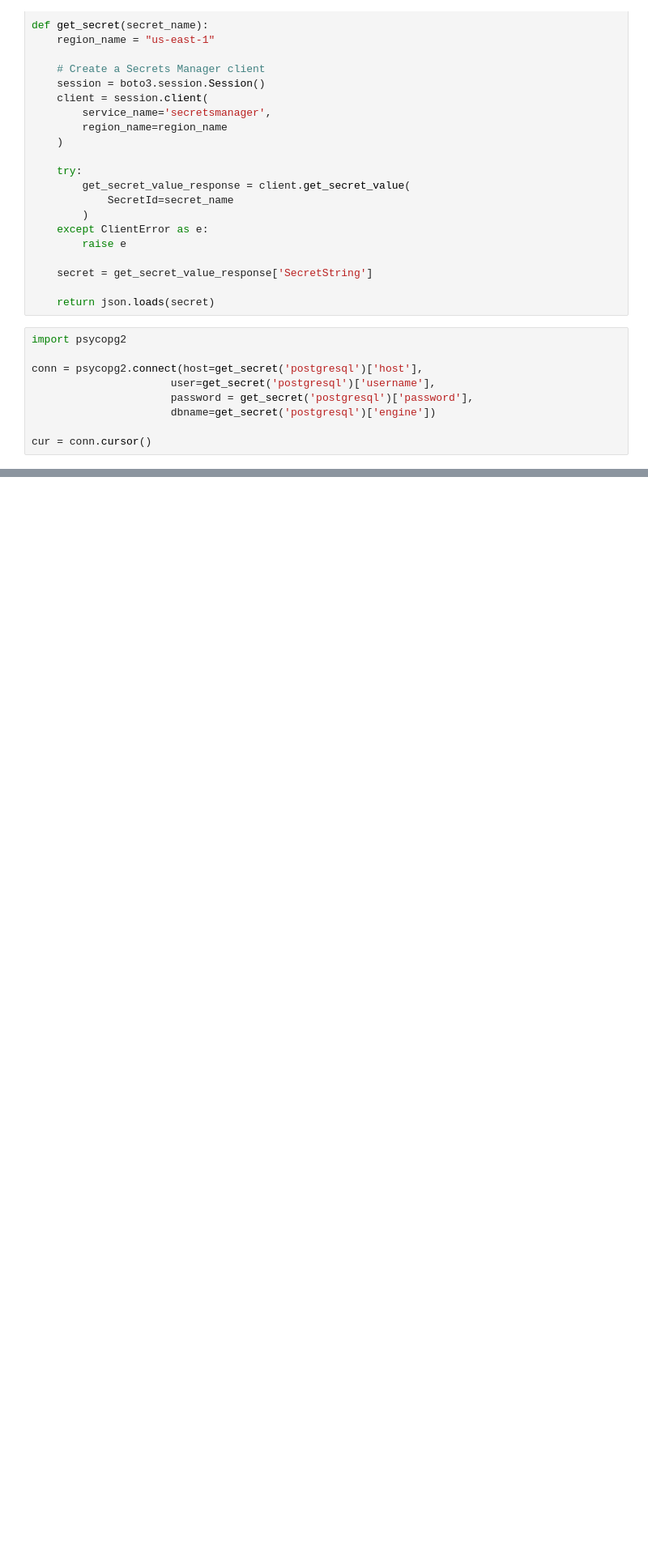
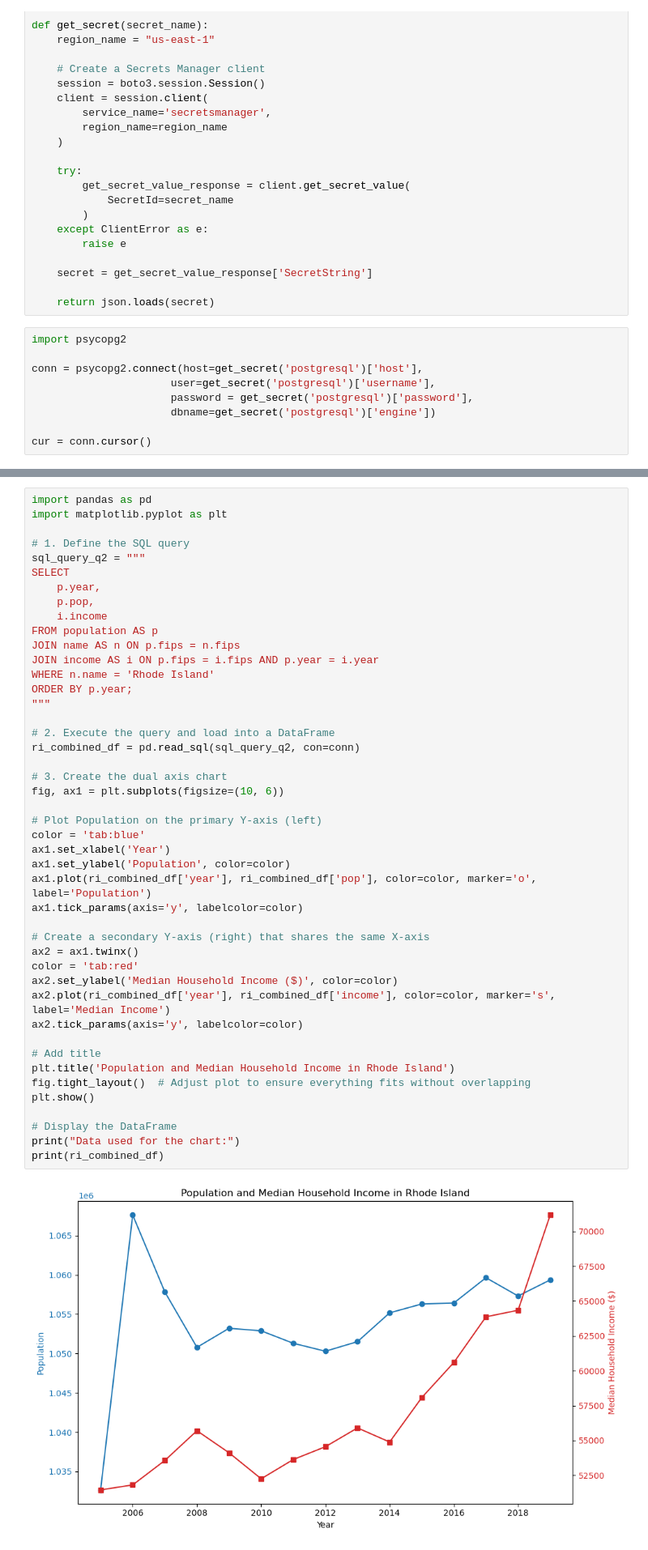
Before and after one commit to Connor1263/Lab-1, a Jupyter notebook: lab6.ipynb, the cells around one changed output, grey strips where cells are left out. Shown at 81% size. Cells and saved outputs as stored; diff of their text form; blank space fills up the shorter version.

```diff
--- a/lab6.ipynb
+++ b/lab6.ipynb
@@ -99,0 +100,47 @@ except Exception as error:
+# %%
+import pandas as pd
+import matplotlib.pyplot as plt
+
+# 1. Define the SQL query
+sql_query_q2 = """
+SELECT
+    p.year,
+    p.pop,
+    i.income
+FROM population AS p
+JOIN name AS n ON p.fips = n.fips
+JOIN income AS i ON p.fips = i.fips AND p.year = i.year
+WHERE n.name = 'Rhode Island'
+ORDER BY p.year;
+"""
+
+# 2. Execute the query and load into a DataFrame
+ri_combined_df = pd.read_sql(sql_query_q2, con=conn)
+
+# 3. Create the dual axis chart
+fig, ax1 = plt.subplots(figsize=(10, 6))
+
+# Plot Population on the primary Y-axis (left)
+color = 'tab:blue'
+ax1.set_xlabel('Year')
+ax1.set_ylabel('Population', color=color)
+ax1.plot(ri_combined_df['year'], ri_combined_df['pop'], color=color, marker='o', label='Population')
+ax1.tick_params(axis='y', labelcolor=color)
+
+# Create a secondary Y-axis (right) that shares the same X-axis
+ax2 = ax1.twinx()
+color = 'tab:red'
+ax2.set_ylabel('Median Household Income ($)', color=color)
+ax2.plot(ri_combined_df['year'], ri_combined_df['income'], color=color, marker='s', label='Median Income')
+ax2.tick_params(axis='y', labelcolor=color)
+
+# Add title
+plt.title('Population and Median Household Income in Rhode Island')
+fig.tight_layout()  # Adjust plot to ensure everything fits without overlapping
+plt.show()
+
+# Display the DataFrame
+print("Data used for the chart:")
+print(ri_combined_df)
+# %% [output]
+[figure, added]
```
Also changed, not shown: parts of 13 cells of this notebook.
